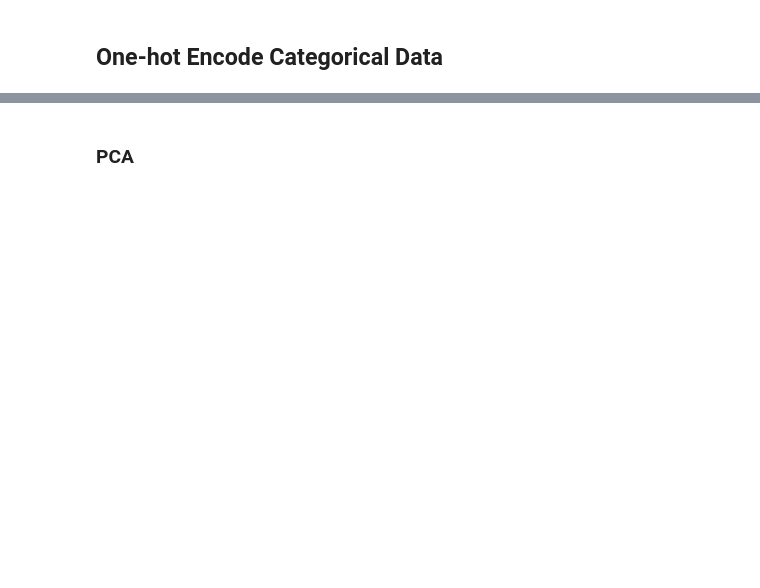
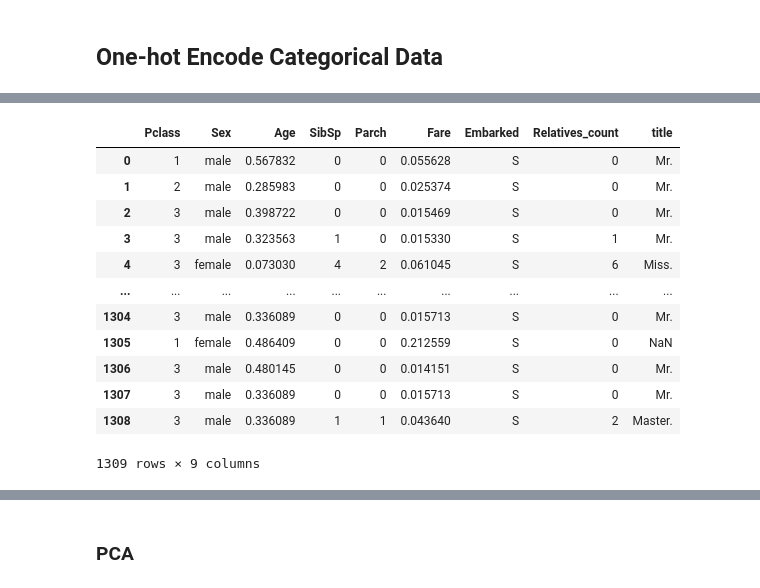
Before and after one commit to DDDDDDDEVIN/Titanic, a Jupyter notebook: notebook/Data Encoding.ipynb, the cells around one changed output, grey strips where cells are left out. Drawn from its saved outputs; the diff is of its cells as text; code cells hidden in the pictures; blank space fills up the shorter version.

```diff
--- a/notebook/Data Encoding.ipynb
+++ b/notebook/Data Encoding.ipynb
@@ -12,0 +36,16 @@ encoded_test_X = pd.get_dummies(test_X, columns=['Sex', 'Embarked', 'ticket_pref
+# %%
+all_X
+# %% [output]
+|  | Pclass | Sex | Age | SibSp | Parch | Fare | Embarked | Relatives_count | title |
+| 0 | 1 | male | 0.567832 | 0 | 0 | 0.055628 | S | 0 | Mr. |
+| 1 | 2 | male | 0.285983 | 0 | 0 | 0.025374 | S | 0 | Mr. |
+| 2 | 3 | male | 0.398722 | 0 | 0 | 0.015469 | S | 0 | Mr. |
+| 3 | 3 | male | 0.323563 | 1 | 0 | 0.015330 | S | 1 | Mr. |
+| 4 | 3 | female | 0.073030 | 4 | 2 | 0.061045 | S | 6 | Miss. |
+| ... | ... | ... | ... | ... | ... | ... | ... | ... | ... |
+| 1304 | 3 | male | 0.336089 | 0 | 0 | 0.015713 | S | 0 | Mr. |
+| 1305 | 1 | female | 0.486409 | 0 | 0 | 0.212559 | S | 0 | NaN |
+| 1306 | 3 | male | 0.480145 | 0 | 0 | 0.014151 | S | 0 | Mr. |
+| 1307 | 3 | male | 0.336089 | 0 | 0 | 0.015713 | S | 0 | Mr. |
+| 1308 | 3 | male | 0.336089 | 1 | 1 | 0.043640 | S | 2 | Master. |
+1309 rows × 9 columns
```
Also changed, not shown: parts of 16 cells of this notebook, 25 other files.
